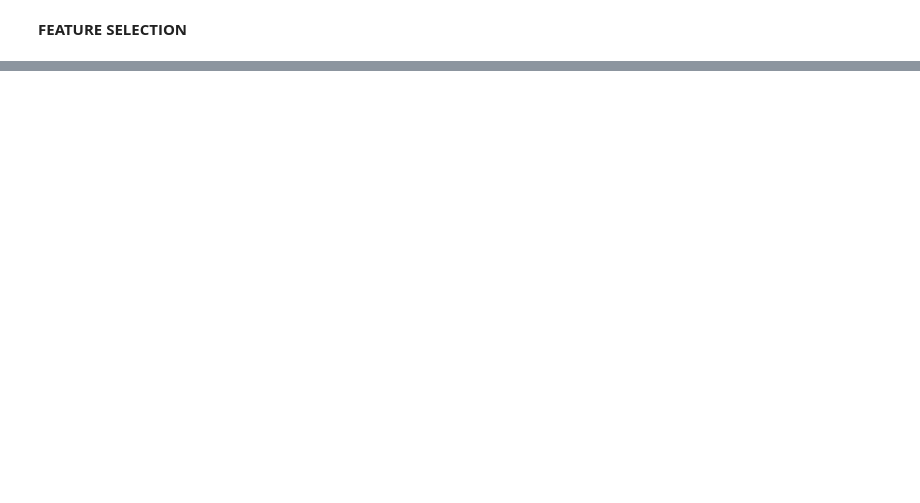
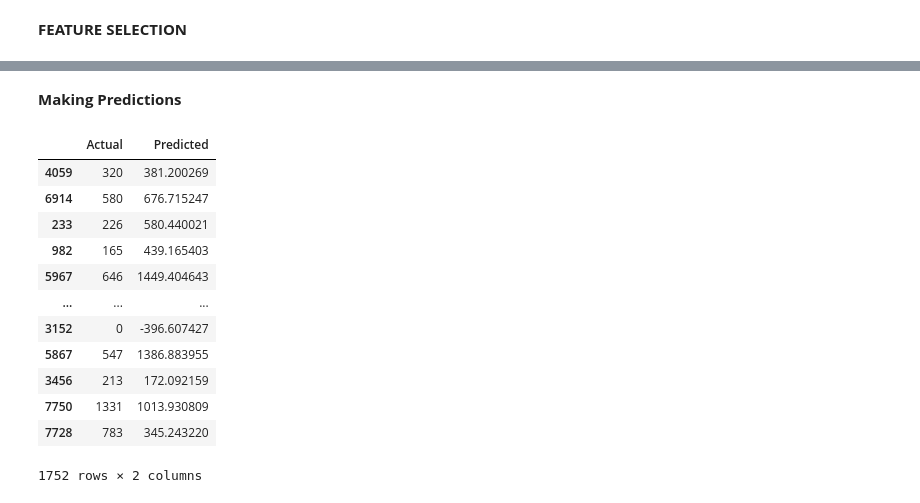
Before and after one commit to ruemee/Linear-Regression-WalkThrough, a Jupyter notebook: DSZ_Linear_Regression_Tutorial.ipynb, the cells around one changed output, grey strips where cells are left out. Saved outputs shown, nothing was run; the diff lists cells and outputs as text; code cells hidden in the pictures; blank space fills up the shorter version.

```diff
--- a/DSZ_Linear_Regression_Tutorial.ipynb
+++ b/DSZ_Linear_Regression_Tutorial.ipynb
@@ -199,0 +206,21 @@ Text(0.5, 1.0, 'Residual Plot')
+# %% [markdown]
+**Making Predictions**
+# %%
+y_pred = lg_model.predict(test_X)
+# %%
+df = pd.DataFrame({'Actual': test_y, 'Predicted': y_pred})
+df
+# %% [output]
+|  | Actual | Predicted |
+| 4059 | 320 | 381.200269 |
+| 6914 | 580 | 676.715247 |
+| 233 | 226 | 580.440021 |
+| 982 | 165 | 439.165403 |
+| 5967 | 646 | 1449.404643 |
+| ... | ... | ... |
+| 3152 | 0 | -396.607427 |
+| 5867 | 547 | 1386.883955 |
+| 3456 | 213 | 172.092159 |
+| 7750 | 1331 | 1013.930809 |
+| 7728 | 783 | 345.243220 |
+1752 rows × 2 columns
```
Also changed, not shown: parts of 5 cells of this notebook.
